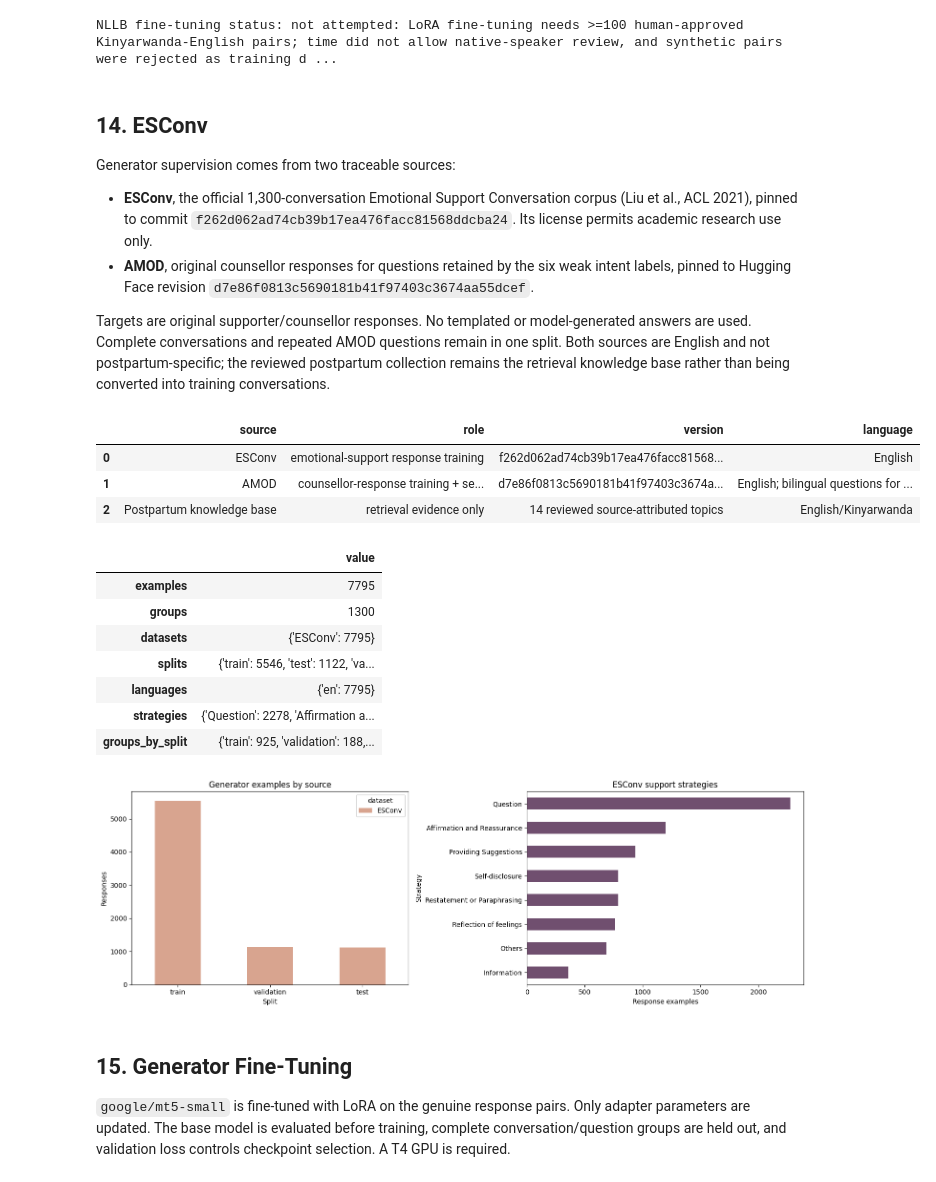
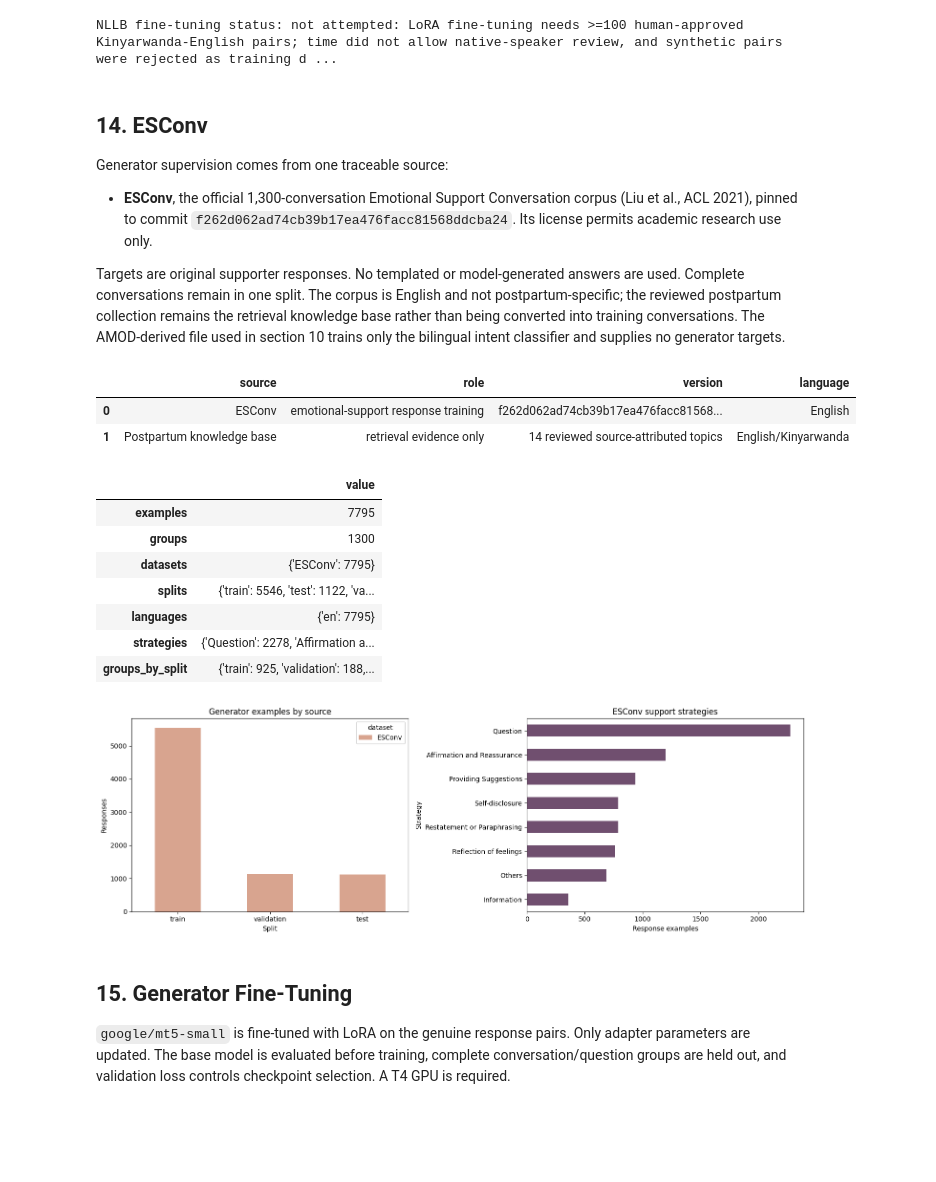
Before and after one commit to IrutingaboRaissa/UMUBYEYI, a Jupyter notebook: notebooks/umubyeyi.ipynb, the cells around one changed output. Drawn from its saved outputs; the diff is of its cells as text; code cells hidden in the pictures; blank space fills up the shorter version.

```diff
--- a/notebooks/umubyeyi.ipynb
+++ b/notebooks/umubyeyi.ipynb
@@ -917,26 +917,25 @@ NLLB fine-tuning status: not attempted: LoRA fine-tuning needs >=100 human-appro
 # %% [markdown]
 ## 14. ESConv
 
-Generator supervision comes from two traceable sources:
+Generator supervision comes from one traceable source:
 
 - **ESConv**, the official 1,300-conversation Emotional Support Conversation corpus
   (Liu et al., ACL 2021), pinned to commit `f262d062ad74cb39b17ea476facc81568ddcba24`.
   Its license permits academic research use only.
-- **AMOD**, original counsellor responses for questions retained by the six weak intent labels,
-  pinned to Hugging Face revision `d7e86f0813c5690181b41f97403c3674aa55dcef`.
 
-Targets are original supporter/counsellor responses. No templated or model-generated answers are
-used. Complete conversations and repeated AMOD questions remain in one split. Both sources are
-English and not postpartum-specific; the reviewed postpartum collection remains the retrieval
-knowledge base rather than being converted into training conversations.
+Targets are original supporter responses. No templated or model-generated answers are
+used. Complete conversations remain in one split. The corpus is English and not
+postpartum-specific; the reviewed postpartum collection remains the retrieval knowledge
+base rather than being converted into training conversations. The AMOD-derived file used
+in section 10 trains only the bilingual intent classifier and supplies no generator
+targets.
 # %%
 import hashlib
-from datasets import Dataset, load_dataset
+from datasets import Dataset
 
 sys.path.insert(0, str(ROOT))
 from src.generation_data import (
-    AMOD_DATASET, AMOD_REVISION, ESCONV_COMMIT, ESCONV_SHA256,
-    build_amod_response_examples, build_esconv_examples,
+    ESCONV_COMMIT, ESCONV_SHA256, build_esconv_examples,
     dataset_summary, download_esconv, load_esconv,
 )
 
@@ -945,45 +944,39 @@ download_esconv(ESCONV_PATH)
 esconv_conversations = load_esconv(ESCONV_PATH)
 esconv_examples = build_esconv_examples(esconv_conversations, max_supporter_turns=6)
 
-amod_source = load_dataset(AMOD_DATASET, revision=AMOD_REVISION, split='train')
-amod_examples = build_amod_response_examples(
-    list(amod_source), intent_raw.to_dict('records'), max_responses_per_question=2
-)
-generator_examples = esconv_examples + amod_examples
+generator_examples = esconv_examples
 generator_summary = dataset_summary(generator_examples)
 display(pd.DataFrame({
-    'source': ['ESConv', 'AMOD', 'Postpartum knowledge base'],
+    'source': ['ESConv', 'Postpartum knowledge base'],
     'role': [
         'emotional-support response training',
-        'counsellor-response training + separate intent labels',
         'retrieval evidence only',
     ],
-    'version': [ESCONV_COMMIT, AMOD_REVISION, '14 reviewed source-attributed topics'],
-    'language': ['English', 'English; bilingual questions for intent only', 'English/Kinyarwanda'],
+    'version': [ESCONV_COMMIT, '14 reviewed source-attributed topics'],
+    'language': ['English', 'English/Kinyarwanda'],
 }))
 display(pd.Series(generator_summary, name='value').to_frame())
 
 generator_frame = pd.DataFrame(generator_examples)
 assert not (
     set(generator_frame.query("split == 'train'").group_id)
     & set(generator_frame.query("split == 'test'").group_id)
 ), 'Conversation/question leakage detected'
 
 fig, axes = plt.subplots(1, 2, figsize=(15, 5))
 generator_frame.groupby(['split', 'dataset']).size().unstack(fill_value=0).reindex(
     ['train', 'validation', 'test']
 ).plot.bar(ax=axes[0], color=['#d8a48f', '#4f6d7a'], title='Generator examples by source')
 axes[0].set(xlabel='Split', ylabel='Responses'); axes[0].tick_params(axis='x', rotation=0)
 generator_frame.query("dataset == 'ESConv'")['strategy'].value_counts().head(8).sort_values().plot.barh(
     ax=axes[1], color='#704f6f', title='ESConv support strategies'
 )
 axes[1].set(xlabel='Response examples', ylabel='Strategy')
 plt.tight_layout(); plt.show()
 # %% [output]
 |  | source | role | version | language |
 | 0 | ESConv | emotional-support response training | f262d062ad74cb39b17ea476facc81568... | English |
-| 1 | AMOD | counsellor-response training + se... | d7e86f0813c5690181b41f97403c3674a... | English; bilingual questions for ... |
-| 2 | Postpartum knowledge base | retrieval evidence only | 14 reviewed source-attributed topics | English/Kinyarwanda |
+| 1 | Postpartum knowledge base | retrieval evidence only | 14 reviewed source-attributed topics | English/Kinyarwanda |
 |  | value |
 | examples | 7795 |
 | groups | 1300 |
```
Also changed, not shown: parts of 11 cells of this notebook, 56 other files.
